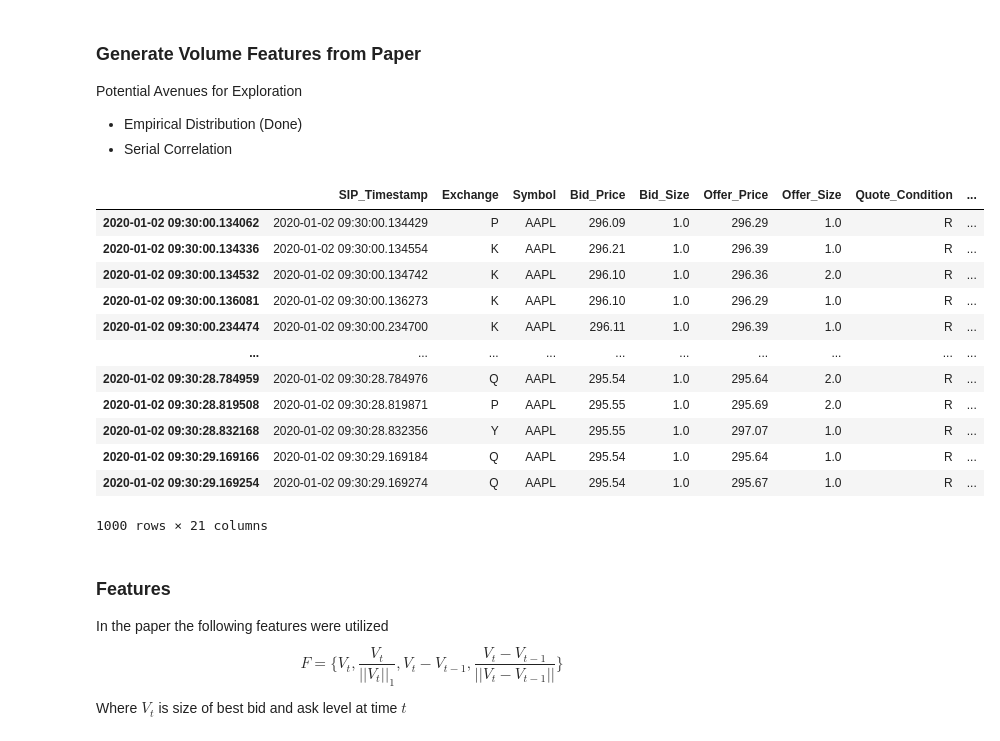
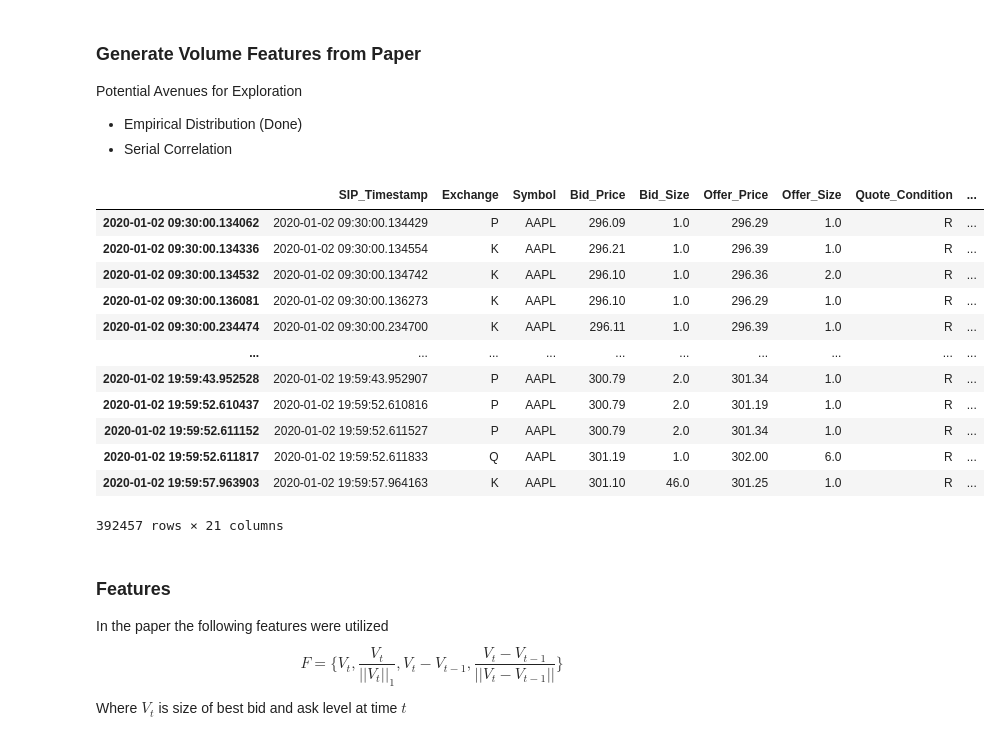
Before and after one commit to jasonbohne123/Kernel_Learning, a Jupyter notebook: Features/Feature_Generation.ipynb, the cells around one changed output. Cells and saved outputs as stored; diff of their text form; code cells hidden in the pictures.

```diff
--- a/Features/Feature_Generation.ipynb
+++ b/Features/Feature_Generation.ipynb
@@ -17,23 +15,23 @@ path='/home/jbohn/jupyter/personal/Kernel_Learning'
 
 sys.path.append(path)
 # %%
-quotes=pd.read_csv(f"{path}/data/cleaned_quotes.csv",index_col=0,nrows=1000).sort_index()
+quotes=pd.read_csv(f"{path}/data/cleaned_quotes.csv",index_col=0).sort_index()
 
 quotes
 # %% [output]
 |  | SIP_Timestamp | Exchange | Symbol | Bid_Price | Bid_Size | Offer_Price | Offer_Size | Quote_Condition | ... |
 | 2020-01-02 09:30:00.134062 | 2020-01-02 09:30:00.134429 | P | AAPL | 296.09 | 1.0 | 296.29 | 1.0 | R | ... |
 | 2020-01-02 09:30:00.134336 | 2020-01-02 09:30:00.134554 | K | AAPL | 296.21 | 1.0 | 296.39 | 1.0 | R | ... |
 | 2020-01-02 09:30:00.134532 | 2020-01-02 09:30:00.134742 | K | AAPL | 296.10 | 1.0 | 296.36 | 2.0 | R | ... |
 | 2020-01-02 09:30:00.136081 | 2020-01-02 09:30:00.136273 | K | AAPL | 296.10 | 1.0 | 296.29 | 1.0 | R | ... |
 | 2020-01-02 09:30:00.234474 | 2020-01-02 09:30:00.234700 | K | AAPL | 296.11 | 1.0 | 296.39 | 1.0 | R | ... |
 | ... | ... | ... | ... | ... | ... | ... | ... | ... | ... |
-| 2020-01-02 09:30:28.784959 | 2020-01-02 09:30:28.784976 | Q | AAPL | 295.54 | 1.0 | 295.64 | 2.0 | R | ... |
-| 2020-01-02 09:30:28.819508 | 2020-01-02 09:30:28.819871 | P | AAPL | 295.55 | 1.0 | 295.69 | 2.0 | R | ... |
-| 2020-01-02 09:30:28.832168 | 2020-01-02 09:30:28.832356 | Y | AAPL | 295.55 | 1.0 | 297.07 | 1.0 | R | ... |
-| 2020-01-02 09:30:29.169166 | 2020-01-02 09:30:29.169184 | Q | AAPL | 295.54 | 1.0 | 295.64 | 1.0 | R | ... |
-| 2020-01-02 09:30:29.169254 | 2020-01-02 09:30:29.169274 | Q | AAPL | 295.54 | 1.0 | 295.67 | 1.0 | R | ... |
+| 2020-01-02 19:59:43.952528 | 2020-01-02 19:59:43.952907 | P | AAPL | 300.79 | 2.0 | 301.34 | 1.0 | R | ... |
+| 2020-01-02 19:59:52.610437 | 2020-01-02 19:59:52.610816 | P | AAPL | 300.79 | 2.0 | 301.19 | 1.0 | R | ... |
+| 2020-01-02 19:59:52.611152 | 2020-01-02 19:59:52.611527 | P | AAPL | 300.79 | 2.0 | 301.34 | 1.0 | R | ... |
+| 2020-01-02 19:59:52.611817 | 2020-01-02 19:59:52.611833 | Q | AAPL | 301.19 | 1.0 | 302.00 | 6.0 | R | ... |
+| 2020-01-02 19:59:57.963903 | 2020-01-02 19:59:57.964163 | K | AAPL | 301.10 | 46.0 | 301.25 | 1.0 | R | ... |
-1000 rows × 21 columns
+392457 rows × 21 columns
 # %% [markdown]
 ### Features
 
```
Also changed, not shown: parts of 7 cells of this notebook, 5 other files.
